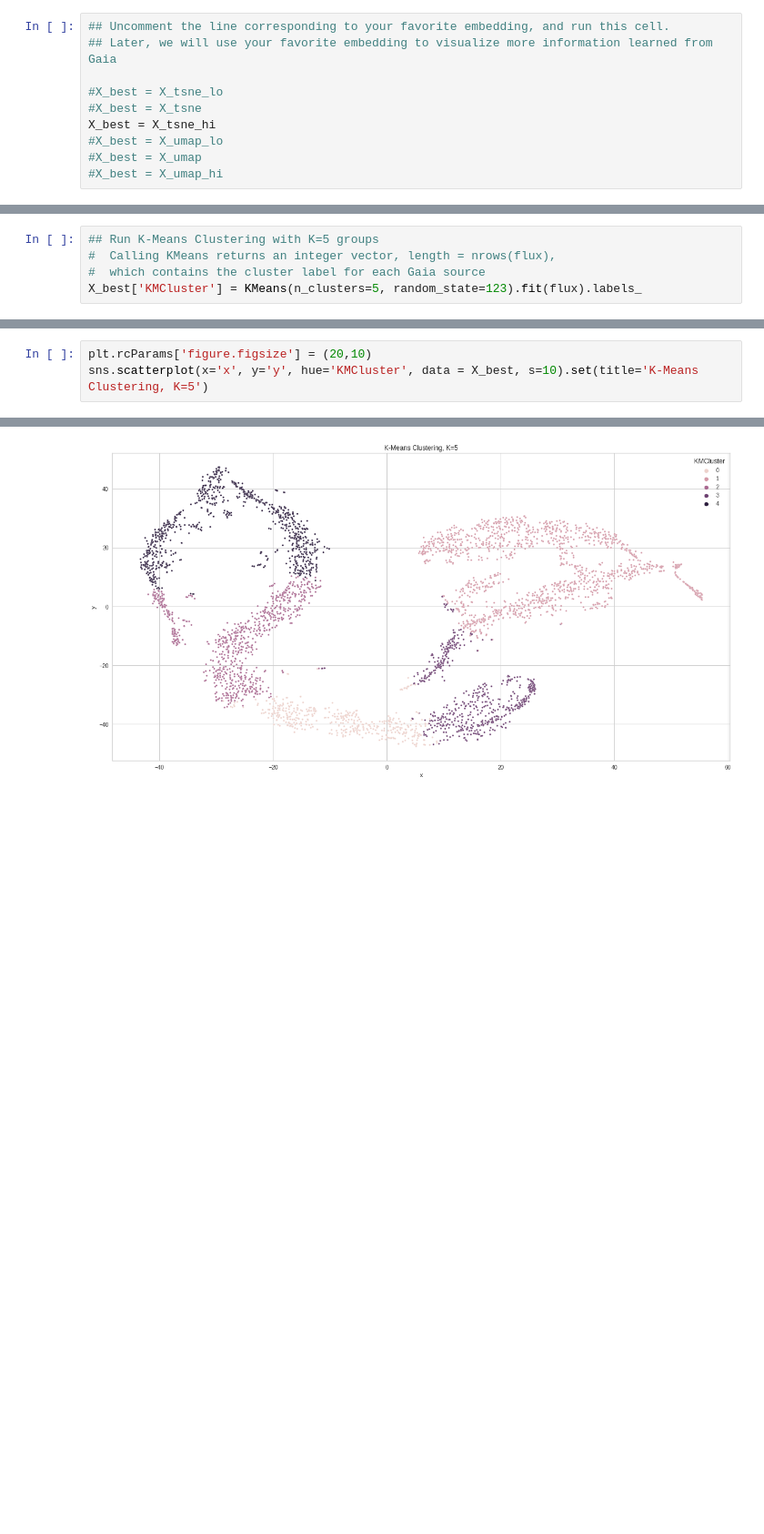
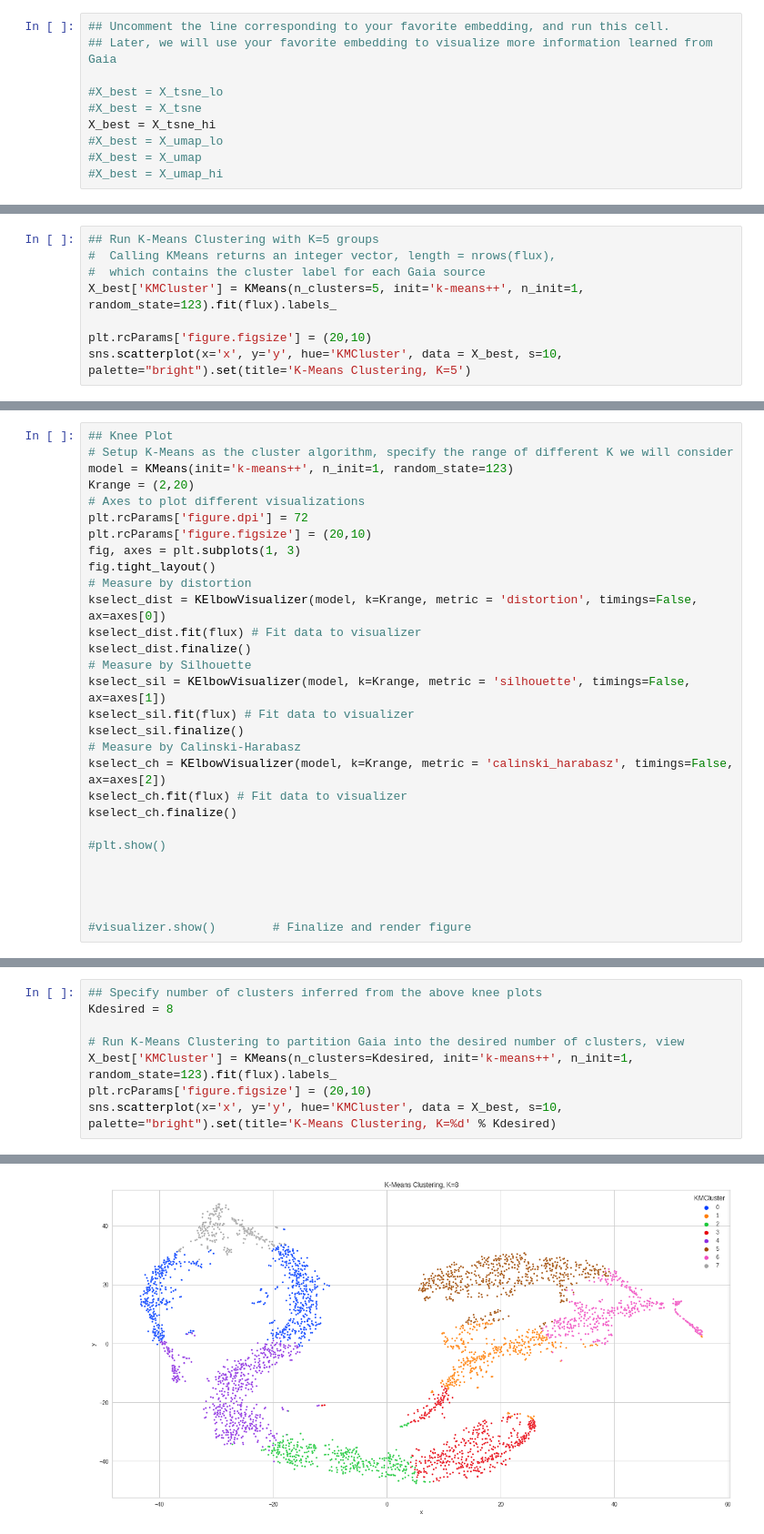
Before and after one commit to jt-ut/GaiaREU, a Jupyter notebook: GaiaREU-ML_v1.ipynb, the cells around one changed output, grey strips where cells are left out. Shown at 91% size. Drawn from its saved outputs; the diff is of its cells as text; blank space fills up the shorter version.

```diff
--- a/GaiaREU-ML_v1.ipynb
+++ b/GaiaREU-ML_v1.ipynb
@@ -330,4 +352,7 @@ To get a feel for how this works, let's ask K-Means to partition our data into 5
 ## Run K-Means Clustering with K=5 groups
 #  Calling KMeans returns an integer vector, length = nrows(flux),
 #  which contains the cluster label for each Gaia source
-X_best['KMCluster'] = KMeans(n_clusters=5, random_state=123).fit(flux).labels_
+X_best['KMCluster'] = KMeans(n_clusters=5, init='k-means++', n_init=1, random_state=123).fit(flux).labels_
+
+plt.rcParams['figure.figsize'] = (20,10)
+sns.scatterplot(x='x', y='y', hue='KMCluster', data = X_best, s=10, palette="bright").set(title='K-Means Clustering, K=5')
@@ -333,0 +383,29 @@ X_best['KMCluster'] = KMeans(n_clusters=5, random_state=123).fit(flux).labels_
+# %%
+## Knee Plot
+# Setup K-Means as the cluster algorithm, specify the range of different K we will consider
+model = KMeans(init='k-means++', n_init=1, random_state=123)
+Krange = (2,20)
+# Axes to plot different visualizations
+plt.rcParams['figure.dpi'] = 72
+plt.rcParams['figure.figsize'] = (20,10)
+fig, axes = plt.subplots(1, 3)
+fig.tight_layout()
+# Measure by distortion
+kselect_dist = KElbowVisualizer(model, k=Krange, metric = 'distortion', timings=False, ax=axes[0])
+kselect_dist.fit(flux) # Fit data to visualizer
+kselect_dist.finalize()
+# Measure by Silhouette
+kselect_sil = KElbowVisualizer(model, k=Krange, metric = 'silhouette', timings=False, ax=axes[1])
+kselect_sil.fit(flux) # Fit data to visualizer
+kselect_sil.finalize()
+# Measure by Calinski-Harabasz
+kselect_ch = KElbowVisualizer(model, k=Krange, metric = 'calinski_harabasz', timings=False, ax=axes[2])
+kselect_ch.fit(flux) # Fit data to visualizer
+kselect_ch.finalize()
+
+#plt.show()
+
+
+
+
+#visualizer.show()        # Finalize and render figure
@@ -334,4 +428,9 @@ X_best['KMCluster'] = KMeans(n_clusters=5, random_state=123).fit(flux).labels_
 # %%
+## Specify number of clusters inferred from the above knee plots
+Kdesired = 8
+
+# Run K-Means Clustering to partition Gaia into the desired number of clusters, view
+X_best['KMCluster'] = KMeans(n_clusters=Kdesired, init='k-means++', n_init=1, random_state=123).fit(flux).labels_
 plt.rcParams['figure.figsize'] = (20,10)
-sns.scatterplot(x='x', y='y', hue='KMCluster', data = X_best, s=10).set(title='K-Means Clustering, K=5')
+sns.scatterplot(x='x', y='y', hue='KMCluster', data = X_best, s=10, palette="bright").set(title='K-Means Clustering, K=%d' % Kdesired)
 # %% [output]
@@ -339 +438 @@ sns.scatterplot(x='x', y='y', hue='KMCluster', data = X_best, s=10).set(title='K
-[figure, old version]
+[figure, new version]
```
Also changed, not shown: parts of 16 cells of this notebook.
